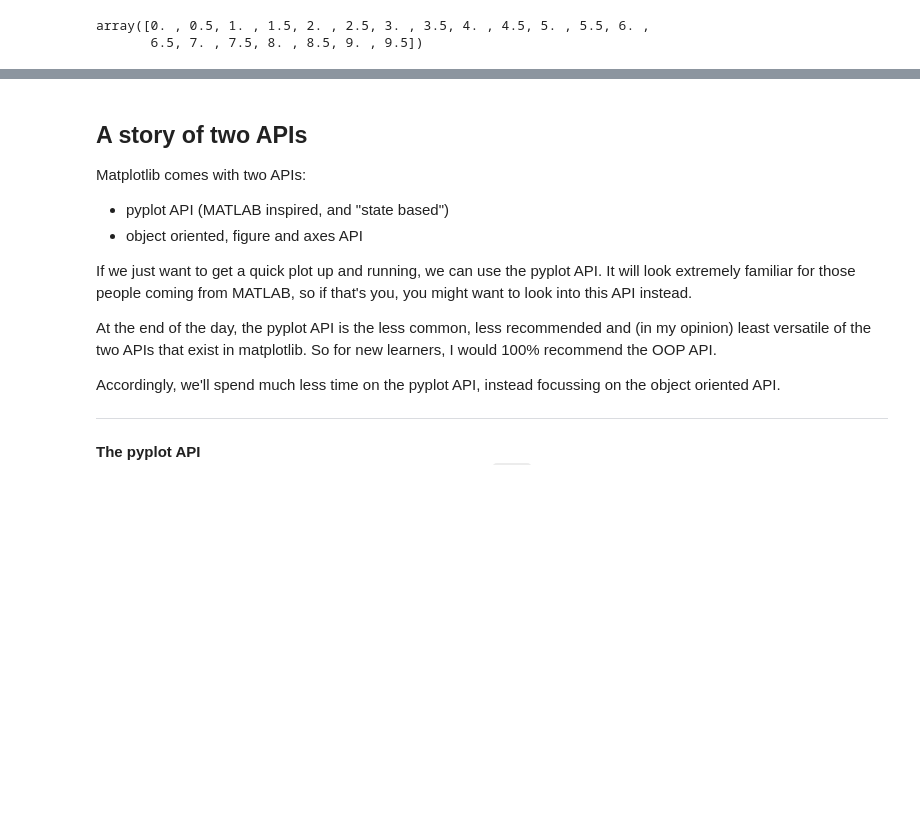
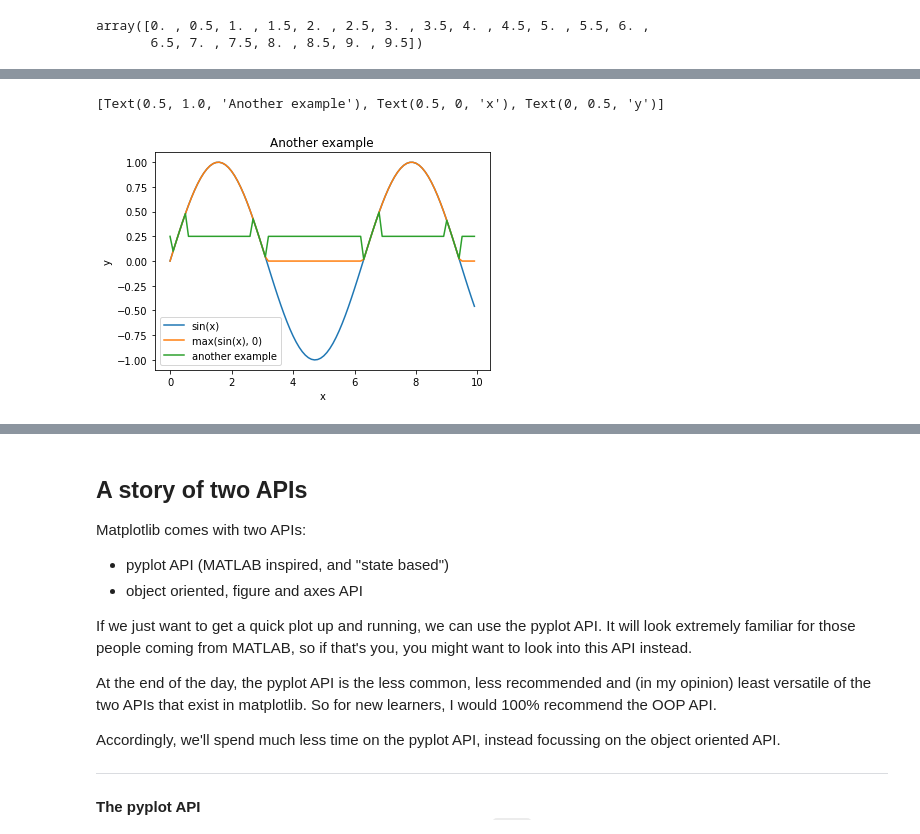
Before and after one commit to UWA-Maths-Union/mu-workshops, a Jupyter notebook: 2022/python/workshop2/workshop2-scientific-python.ipynb, the cells around one changed output, grey strips where cells are left out. Cells and saved outputs as stored; diff of their text form; code cells hidden in the pictures; blank space fills up the shorter version.

```diff
--- a/2022/python/workshop2/workshop2-scientific-python.ipynb
+++ b/2022/python/workshop2/workshop2-scientific-python.ipynb
@@ -409,0 +510,21 @@ array([0. , 0.5, 1. , 1.5, 2. , 2.5, 3. , 3.5, 4. , 4.5, 5. , 5.5, 6. ,
+# %%
+y3 = y1.copy()
+
+mask = (np.sin(x) > 0) & (np.sin(x) < 0.5) # True if 0 < sin(x) < 0.5
+y3[~mask] = 0.25
+
+# =======================================
+# Lets quickly plot this so we can see whats going on
+fig, ax = plt.subplots()
+ax.plot(x, y1, label="sin(x)")
+ax.plot(x, y2, label="max(sin(x), 0)")
+ax.plot(x, y3, label="another example")
+ax.legend()
+ax.set(
+    title="Another example",
+    xlabel="x",
+    ylabel="y",
+)
+# %% [output]
+[Text(0.5, 1.0, 'Another example'), Text(0.5, 0, 'x'), Text(0, 0.5, 'y')]
+[figure, added]
```
Also changed, not shown: parts of 44 cells of this notebook, 4 other files.
